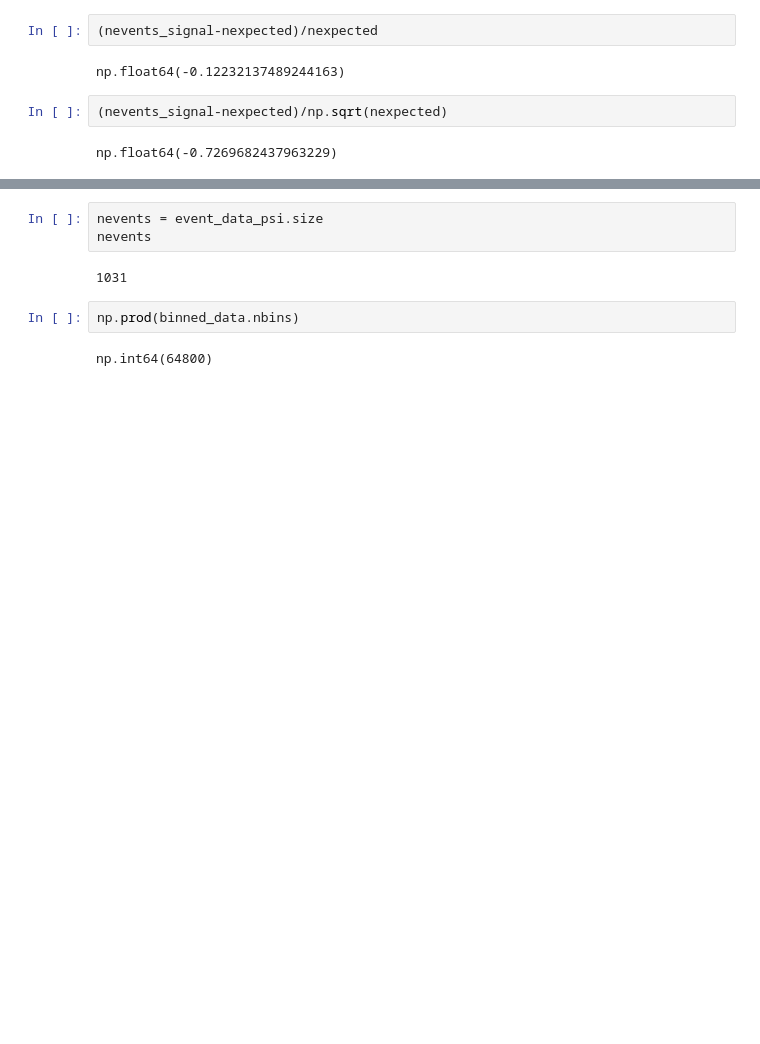
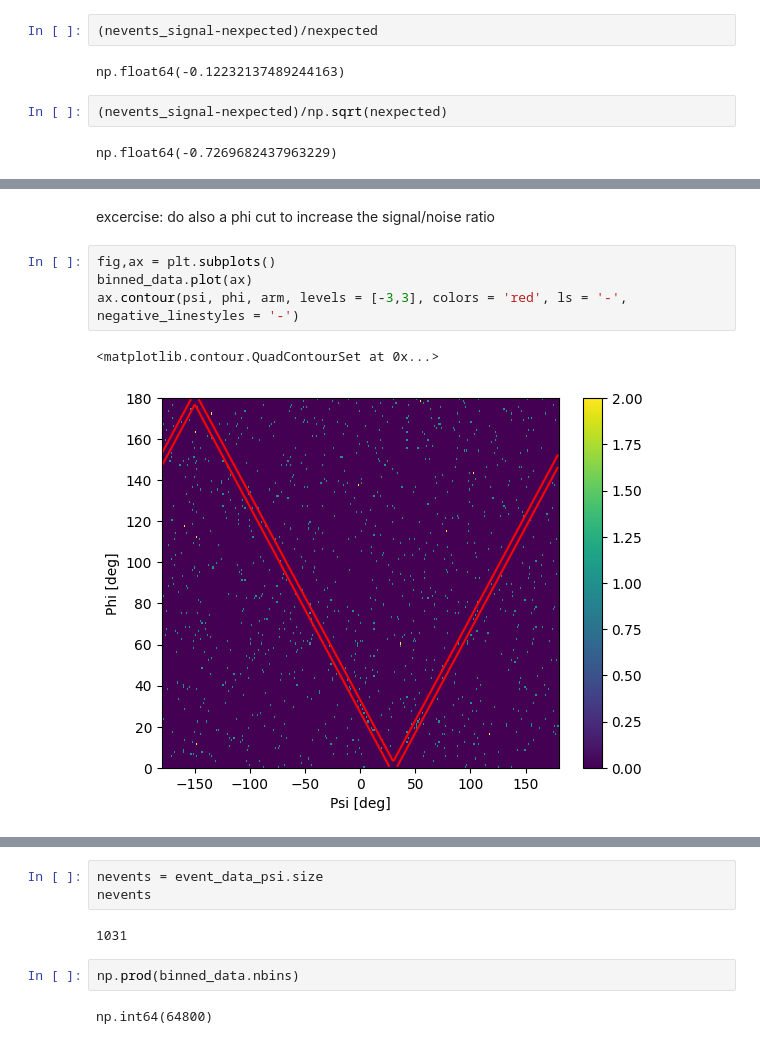
Before and after one commit to israelmcmc/gammaraytoys, a Jupyter notebook: docs/tutorials/07-unbinned_ts_map.ipynb, the cells around one changed output, grey strips where cells are left out. Cells and saved outputs as stored; diff of their text form; blank space fills up the shorter version.

```diff
--- a/docs/tutorials/07-unbinned_ts_map.ipynb
+++ b/docs/tutorials/07-unbinned_ts_map.ipynb
@@ -85,0 +174,9 @@ binned_data.plot()
+# %% [markdown]
+excercise: do also a phi cut to increase the signal/noise ratio
+# %%
+fig,ax = plt.subplots()
+binned_data.plot(ax)
+ax.contour(psi, phi, arm, levels = [-3,3], colors = 'red', ls = '-', negative_linestyles = '-')
+# %% [output]
+<matplotlib.contour.QuadContourSet at 0x...>
+[figure, added]
```
Also changed, not shown: parts of 10 cells of this notebook.
